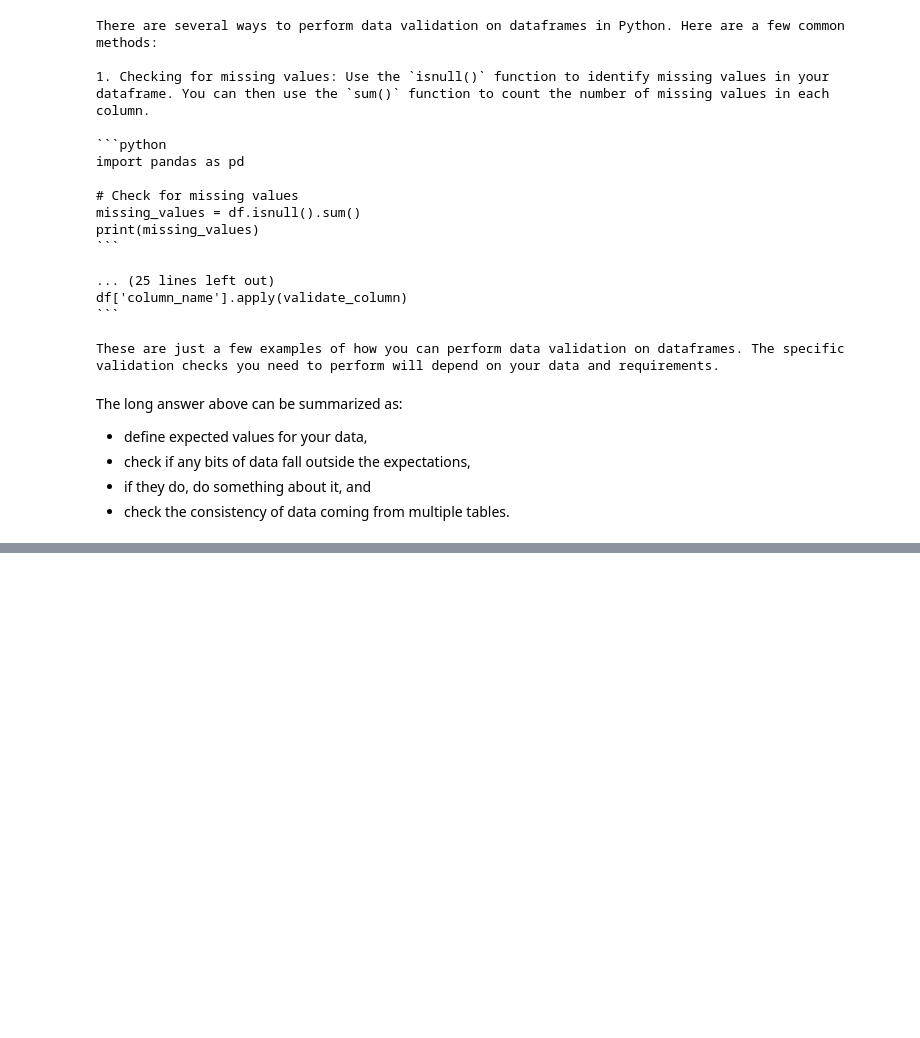
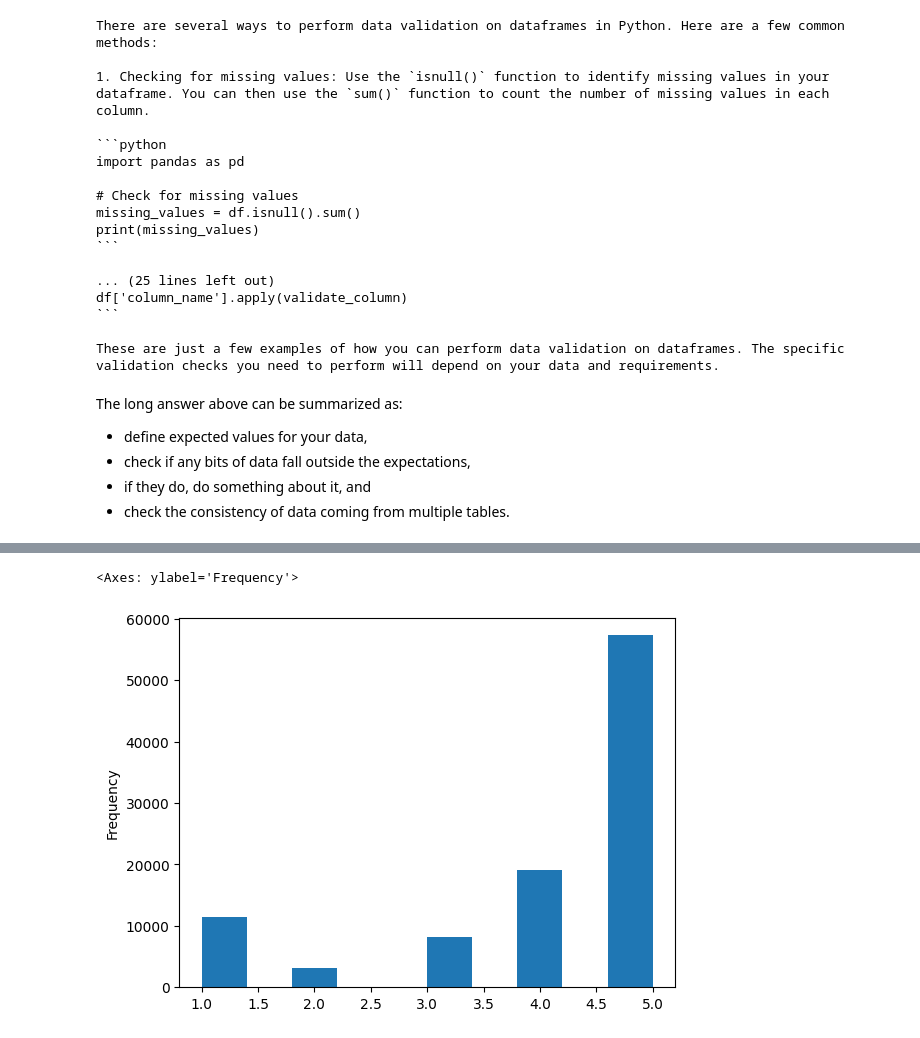
Before and after one commit to toxicafunk/llmdataquality, a Jupyter notebook: Data Quality.ipynb, the cells around one changed output, grey strips where cells are left out. Saved outputs shown, nothing was run; the diff lists cells and outputs as text; code cells hidden in the pictures; blank space fills up the shorter version.

```diff
--- a/Data Quality.ipynb
+++ b/Data Quality.ipynb
@@ -806,0 +882,5 @@ The long answer above can be summarized as:
+# %%
+df_order_reviews['review_score'].plot(kind='hist')
+# %% [output]
+<Axes: ylabel='Frequency'>
+[figure, added]
```
Also changed, not shown: parts of 16 cells of this notebook.
